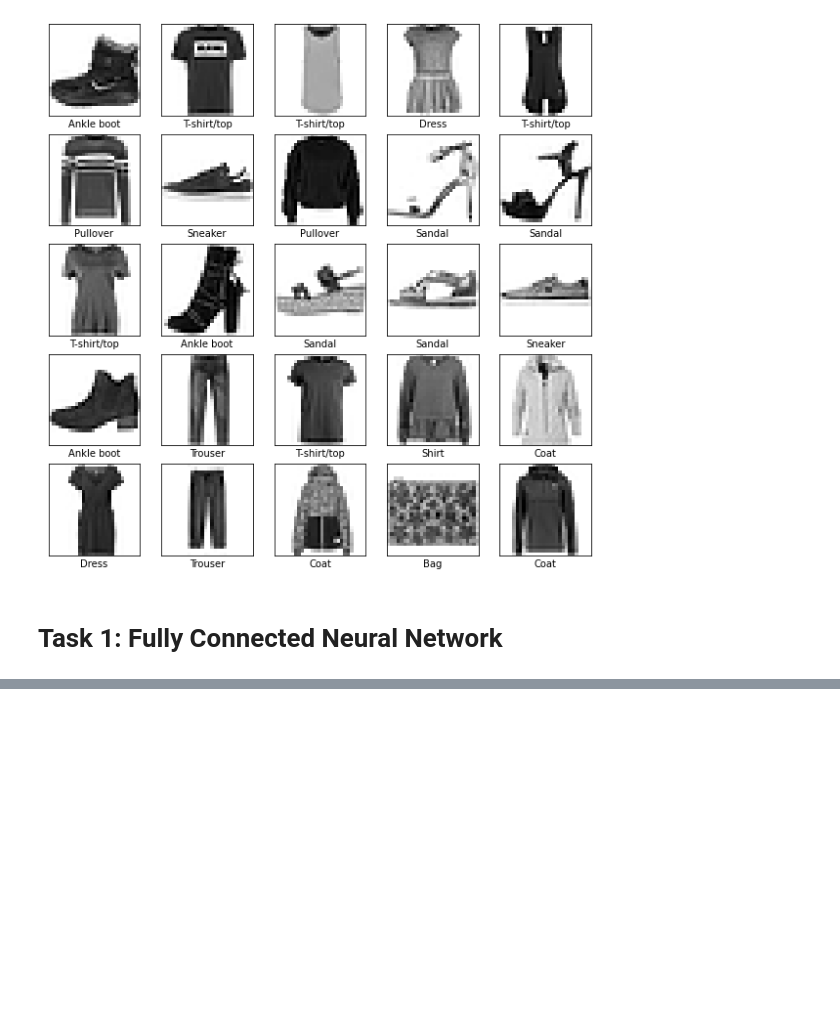
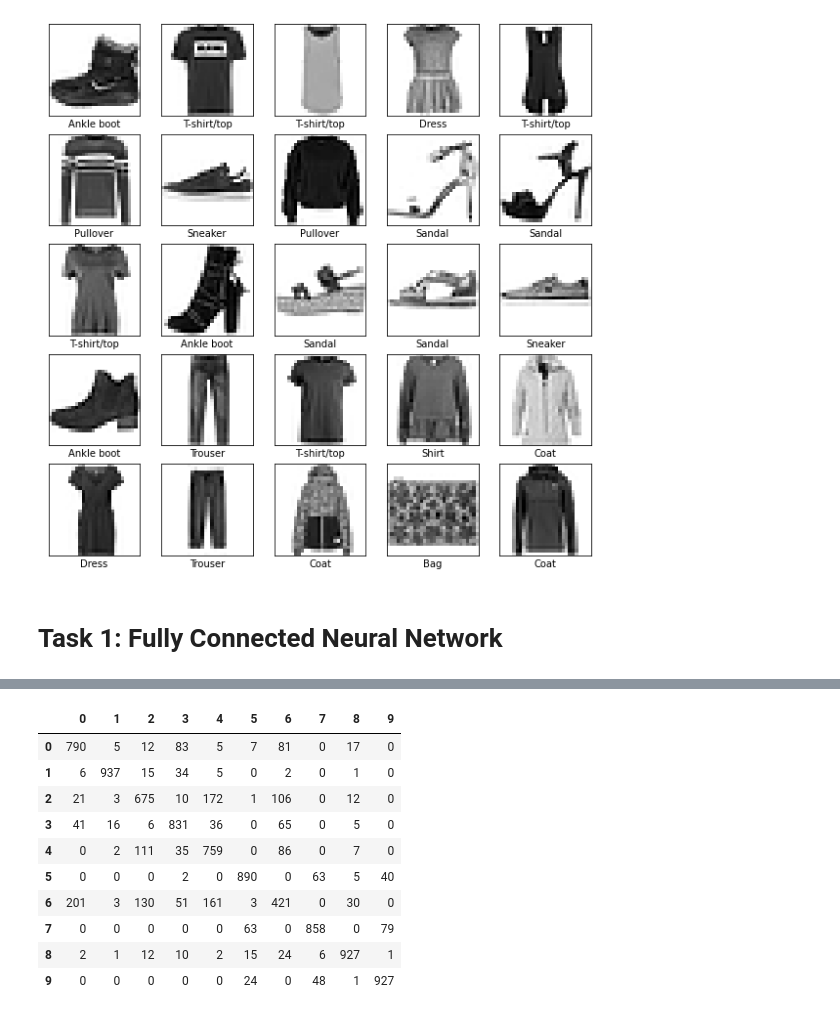
Before and after one commit to cmetzner93/DeepLearning_Project3, a Jupyter notebook: dl_525_proj3.ipynb, the cells around one changed output, grey strips where cells are left out. Cells and saved outputs as stored; diff of their text form; code cells hidden in the pictures; blank space fills up the shorter version.

```diff
--- a/dl_525_proj3.ipynb
+++ b/dl_525_proj3.ipynb
@@ -128,0 +142,6 @@ test_loss, test_acc = model.evaluate(x_test, y_test, verbose=2)
+# %%
+# Fit the model and get time
+history = FC_model.fit(x_train_scaled, y_train, epochs=5, batch_size=200, callbacks=[time_callback_train])
+times_train = time_callback_train.times
+print()
+print("Reported times per epoch: \n ", times_train)
@@ -128,0 +196,2 @@ test_loss, test_acc = model.evaluate(x_test, y_test, verbose=2)
+# %%
+predictions = FC_model.predict_classes(x_test_scaled, verbose=2)
@@ -128,0 +200,4 @@ test_loss, test_acc = model.evaluate(x_test, y_test, verbose=2)
+# %%
+from sklearn.metrics import confusion_matrix
+conf_matrix = confusion_matrix(y_test, predictions)
+print(conf_matrix)
@@ -128,0 +215,17 @@ test_loss, test_acc = model.evaluate(x_test, y_test, verbose=2)
+# %%
+import pandas as pd
+conf_matrix = pd.DataFrame(conf_matrix)
+# %%
+conf_matrix
+# %% [output]
+|  | 0 | 1 | 2 | 3 | 4 | 5 | 6 | 7 | 8 | 9 |
+| 0 | 790 | 5 | 12 | 83 | 5 | 7 | 81 | 0 | 17 | 0 |
+| 1 | 6 | 937 | 15 | 34 | 5 | 0 | 2 | 0 | 1 | 0 |
+| 2 | 21 | 3 | 675 | 10 | 172 | 1 | 106 | 0 | 12 | 0 |
+| 3 | 41 | 16 | 6 | 831 | 36 | 0 | 65 | 0 | 5 | 0 |
+| 4 | 0 | 2 | 111 | 35 | 759 | 0 | 86 | 0 | 7 | 0 |
+| 5 | 0 | 0 | 0 | 2 | 0 | 890 | 0 | 63 | 5 | 40 |
+| 6 | 201 | 3 | 130 | 51 | 161 | 3 | 421 | 0 | 30 | 0 |
+| 7 | 0 | 0 | 0 | 0 | 0 | 63 | 0 | 858 | 0 | 79 |
+| 8 | 2 | 1 | 12 | 10 | 2 | 15 | 24 | 6 | 927 | 1 |
+| 9 | 0 | 0 | 0 | 0 | 0 | 24 | 0 | 48 | 1 | 927 |
```
Also changed, not shown: parts of 20 cells of this notebook.
